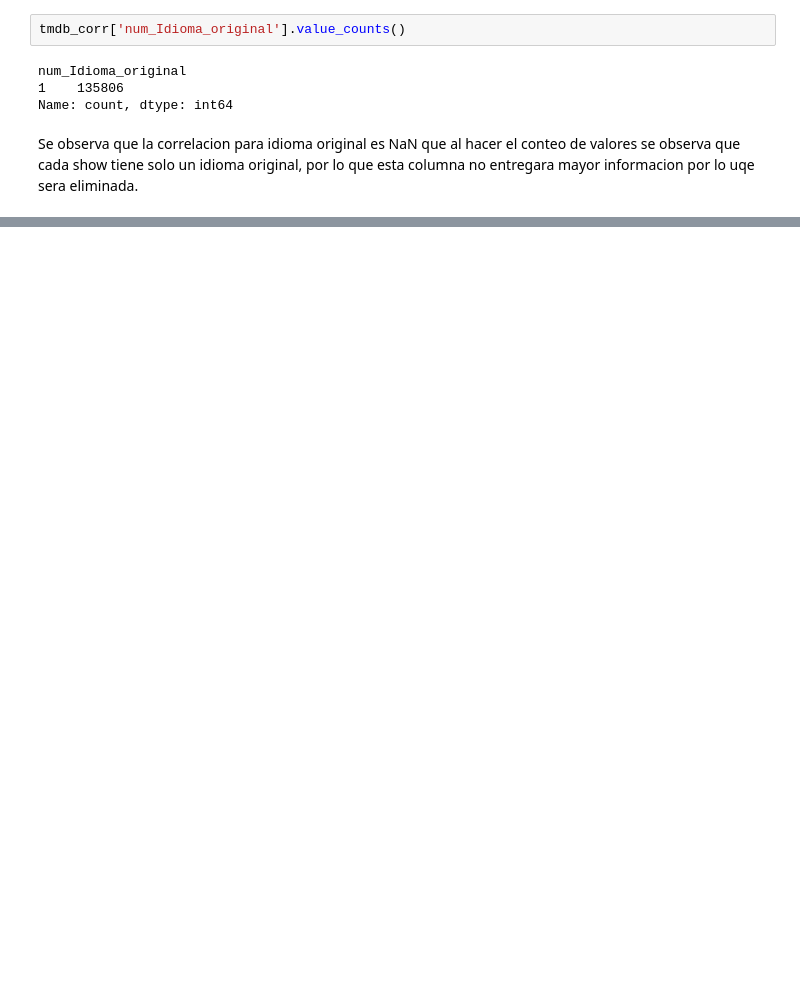
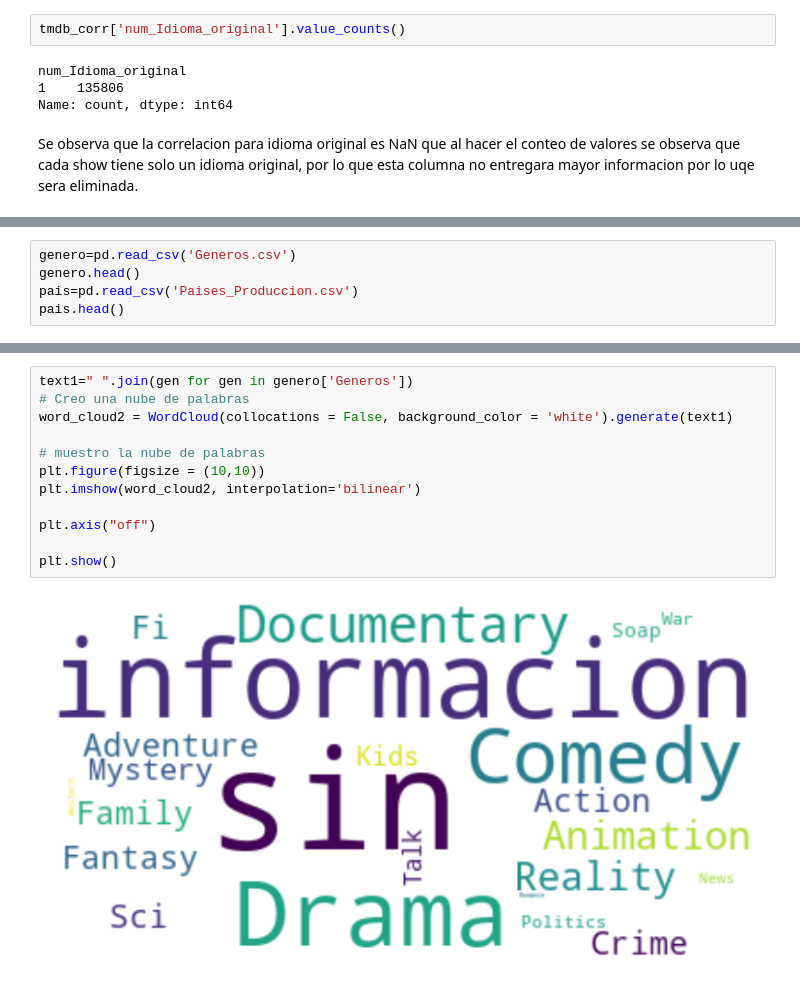
Before and after one commit to PedroJofreEsc/popularidad-de-series, a Jupyter notebook: popularidad de series Jofre.ipynb, the cells around one changed output, grey strips where cells are left out. Drawn from its saved outputs; the diff is of its cells as text; blank space fills up the shorter version.

```diff
--- a/popularidad de series Jofre.ipynb
+++ b/popularidad de series Jofre.ipynb
@@ -207,0 +257,5 @@ NameError: name 'tmdb' is not defined
+# %%
+genero=pd.read_csv('Generos.csv')
+genero.head()
+pais=pd.read_csv('Paises_Produccion.csv')
+pais.head()
@@ -207,0 +289,14 @@ NameError: name 'tmdb' is not defined
+# %%
+text1=" ".join(gen for gen in genero['Generos'])
+# Creo una nube de palabras
+word_cloud2 = WordCloud(collocations = False, background_color = 'white').generate(text1)
+
+# muestro la nube de palabras
+plt.figure(figsize = (10,10))
+plt.imshow(word_cloud2, interpolation='bilinear')
+
+plt.axis("off")
+
+plt.show()
+# %% [output]
+[figure, added]
```
Also changed, not shown: parts of 17 cells of this notebook, 1 other file.
